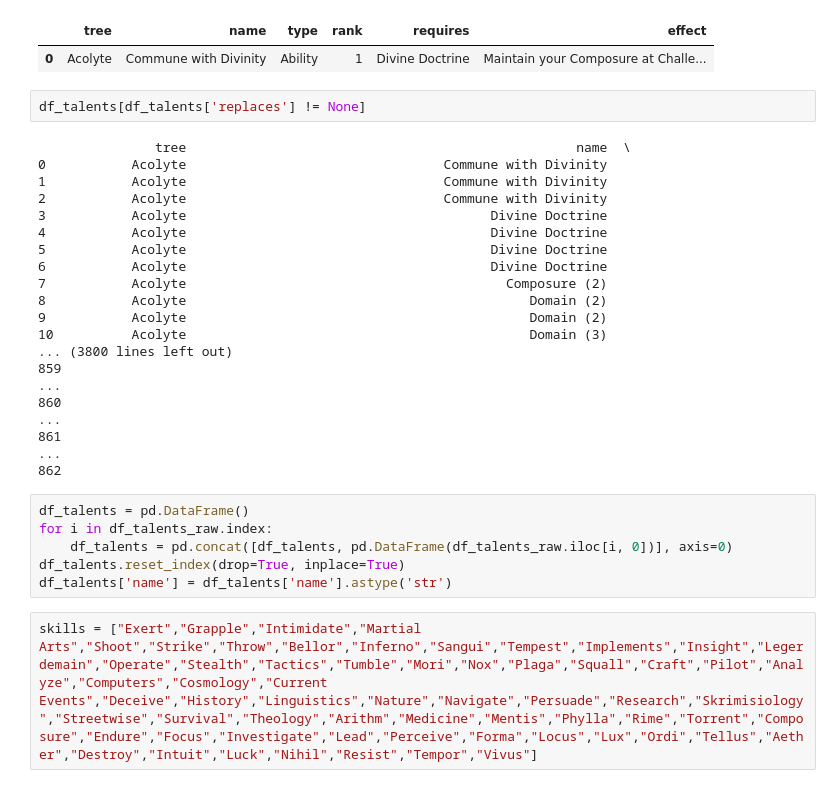
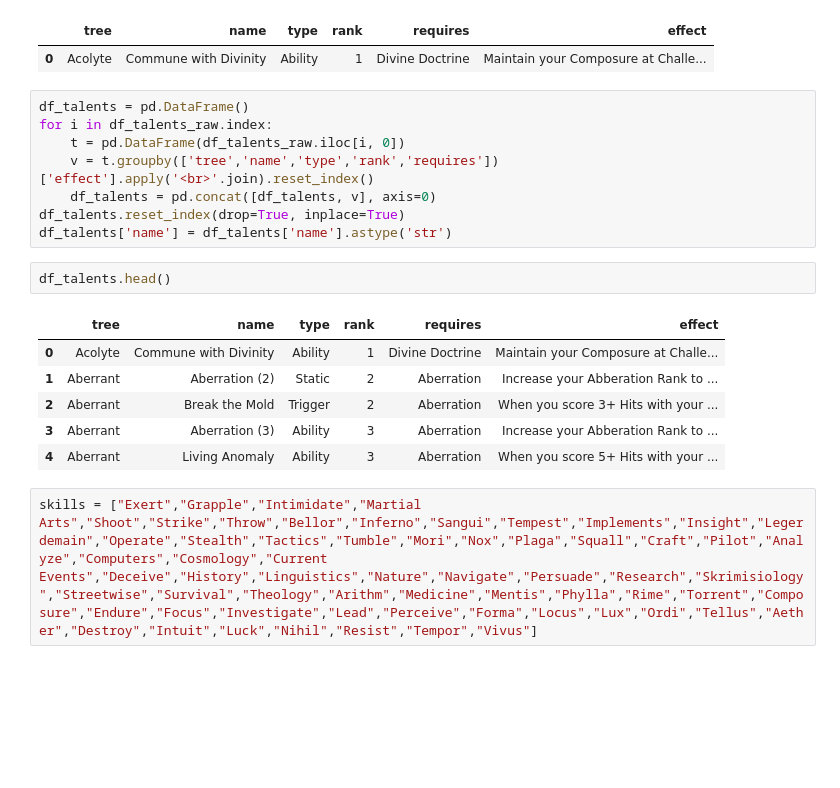
Before and after one commit to donalharrison/no1_system, a Jupyter notebook: code/build_character_sheet/nb_build_character_sheet.ipynb, the cells around one changed output. Cells and saved outputs as stored; diff of their text form; blank space fills up the shorter version.

```diff
--- a/code/build_character_sheet/nb_build_character_sheet.ipynb
+++ b/code/build_character_sheet/nb_build_character_sheet.ipynb
@@ -61,32 +61,23 @@ t.groupby(['tree','name','type','rank','requires'])['effect'].apply('<br>'.join)
 # %% [output]
 |  | tree | name | type | rank | requires | effect |
 | 0 | Acolyte | Commune with Divinity | Ability | 1 | Divine Doctrine | Maintain your Composure at Challe... |
-# %%
-df_talents[df_talents['replaces'] != None]
-# %% [output]
-               tree                                                  name  \
-0           Acolyte                                 Commune with Divinity
-1           Acolyte                                 Commune with Divinity
-2           Acolyte                                 Commune with Divinity
-3           Acolyte                                       Divine Doctrine
-4           Acolyte                                       Divine Doctrine
-5           Acolyte                                       Divine Doctrine
-6           Acolyte                                       Divine Doctrine
-7           Acolyte                                         Composure (2)
-8           Acolyte                                            Domain (2)
-9           Acolyte                                            Domain (2)
-10          Acolyte                                            Domain (3)
-... (3800 lines left out)
-859                                                                                                                                                                                                      ...
-860                                                                                                                                                                                                      ...
-861                                                                                                                                                                                                      ...
-862
 # %%
 df_talents = pd.DataFrame()
 for i in df_talents_raw.index:
-    df_talents = pd.concat([df_talents, pd.DataFrame(df_talents_raw.iloc[i, 0])], axis=0)
+    t = pd.DataFrame(df_talents_raw.iloc[i, 0])
+    v = t.groupby(['tree','name','type','rank','requires'])['effect'].apply('<br>'.join).reset_index()
+    df_talents = pd.concat([df_talents, v], axis=0)
 df_talents.reset_index(drop=True, inplace=True)
 df_talents['name'] = df_talents['name'].astype('str')
+# %%
+df_talents.head()
+# %% [output]
+|  | tree | name | type | rank | requires | effect |
+| 0 | Acolyte | Commune with Divinity | Ability | 1 | Divine Doctrine | Maintain your Composure at Challe... |
+| 1 | Aberrant | Aberration (2) | Static | 2 | Aberration | Increase your Abberation Rank to ... |
+| 2 | Aberrant | Break the Mold | Trigger | 2 | Aberration | When you score 3+ Hits with your ... |
+| 3 | Aberrant | Aberration (3) | Ability | 3 | Aberration | Increase your Abberation Rank to ... |
+| 4 | Aberrant | Living Anomaly | Ability | 3 | Aberration | When you score 5+ Hits with your ... |
 # %%
 skills = ["Exert","Grapple","Intimidate","Martial Arts","Shoot","Strike","Throw","Bellor","Inferno","Sangui","Tempest","Implements","Insight","Legerdemain","Operate","Stealth","Tactics","Tumble","Mori","Nox","Plaga","Squall","Craft","Pilot","Analyze","Computers","Cosmology","Current Events","Deceive","History","Linguistics","Nature","Navigate","Persuade","Research","Skrimisiology","Streetwise","Survival","Theology","Arithm","Medicine","Mentis","Phylla","Rime","Torrent","Composure","Endure","Focus","Investigate","Lead","Perceive","Forma","Locus","Lux","Ordi","Tellus","Aether","Destroy","Intuit","Luck","Nihil","Resist","Tempor","Vivus"]
 # %%
```
Also changed, not shown: parts of 7 cells of this notebook, 3 other files.
